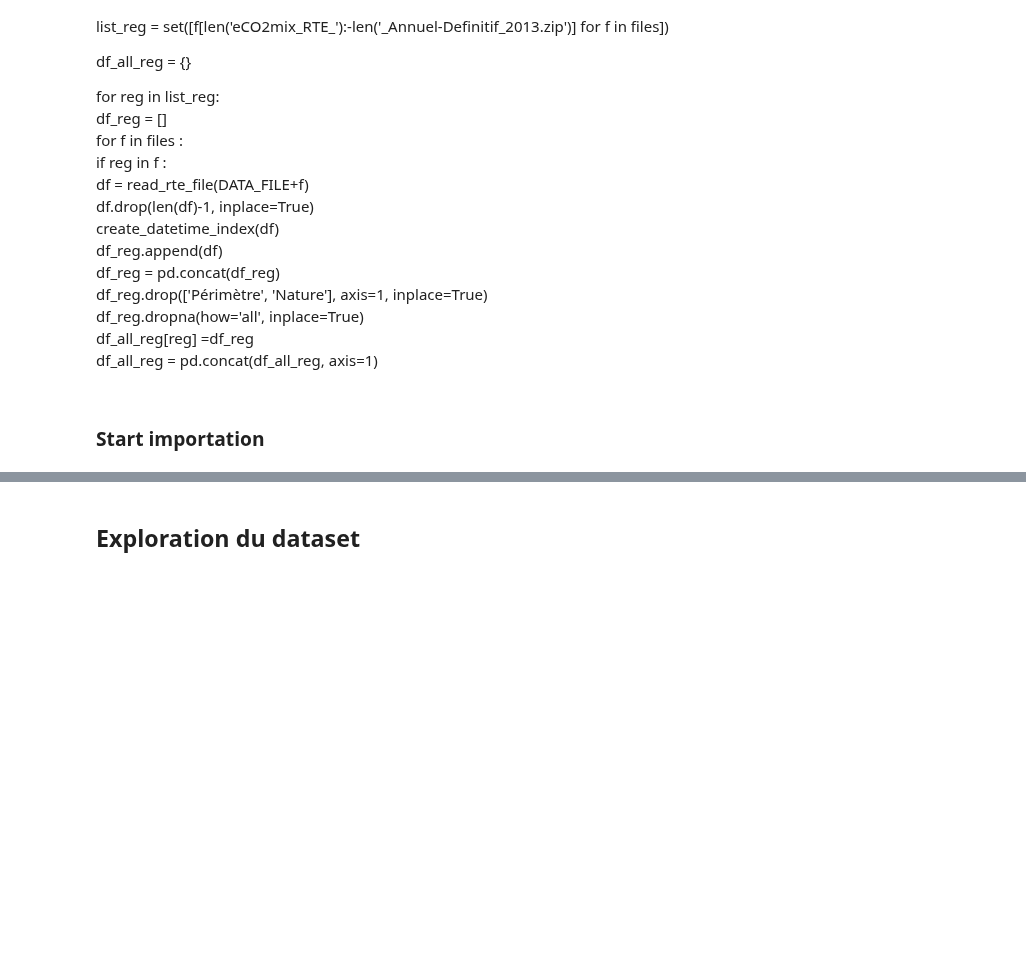
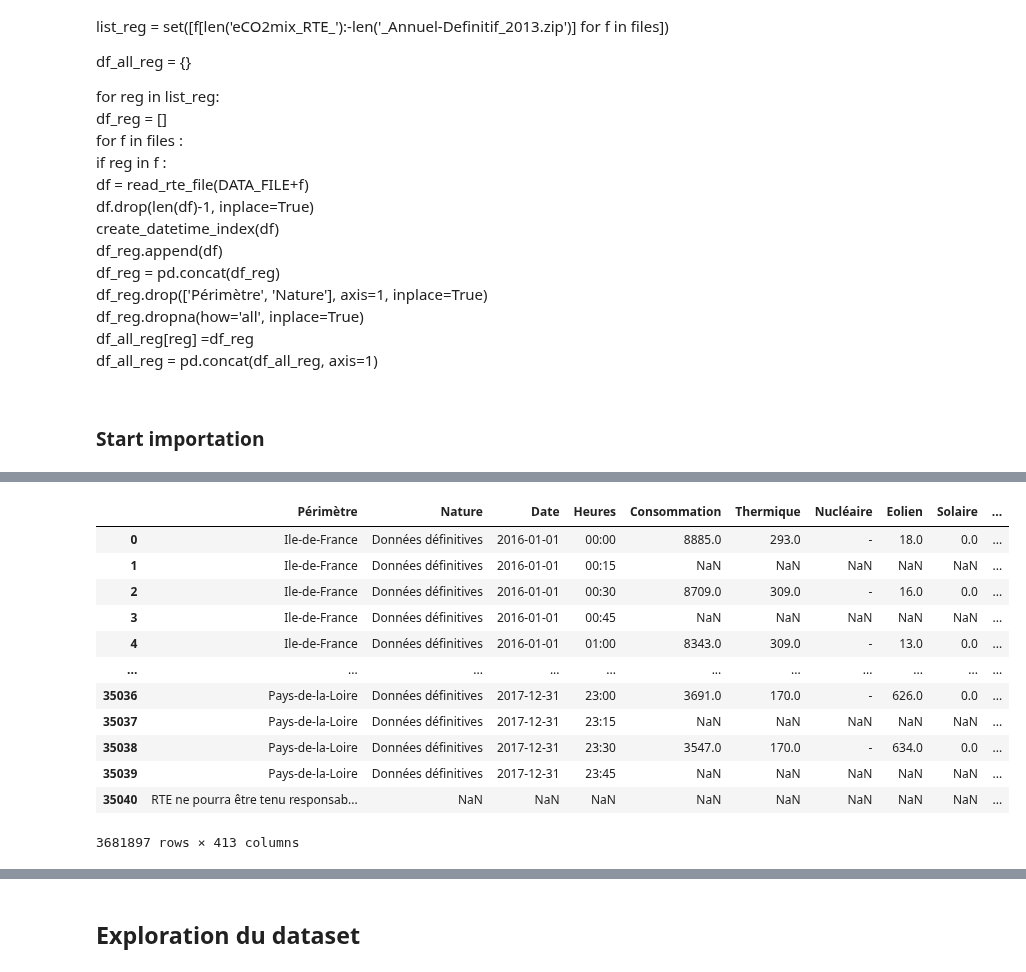
Before and after one commit to ManuLabricole/CDN-Statistique, a Jupyter notebook: Notebooks/Stat_descriptives_part2_mise_en_pratique.ipynb, the cells around one changed output, grey strips where cells are left out. Cells and saved outputs as stored; diff of their text form; code cells hidden in the pictures; folded sections open; blank space fills up the shorter version.

Commit message:
open xls files in zip ok

```diff
--- a/Notebooks/Stat_descriptives_part2_mise_en_pratique.ipynb
+++ b/Notebooks/Stat_descriptives_part2_mise_en_pratique.ipynb
@@ -223,9 +211,9 @@ def get_list_of_df_from_zip(path):
                 if len(fileName) >1:
                     raise ValueError(f"Plus de 1 file in {file} ! Check it out")
                 else:
-                    with tempZipFile.open(fileName[0]) as f:
-                        i += 1
-                        dfTemp = pd.read_csv(fileName[0], encoding='ISO-8859-1')
+                    with zipfile.ZipFile(file, 'r').open(fileName[0], 'r') as f:
+                        i+=1
+                        dfTemp = pd.read_csv(f, encoding='ISO-8859-1', error_bad_lines=False,sep='\t')
                         dfList.append(dfTemp)
                         print(f"{i} / {len(files)} treated")
 
@@ -240,0 +300,17 @@ print(listFiles)
+# %%
+df_full = pd.concat(el for el in listFiles)
+df_full
+# %% [output]
+|  | Périmètre | Nature | Date | Heures | Consommation | Thermique | Nucléaire | Eolien | Solaire | ... |
+| 0 | Ile-de-France | Données définitives | 2016-01-01 | 00:00 | 8885.0 | 293.0 | - | 18.0 | 0.0 | ... |
+| 1 | Ile-de-France | Données définitives | 2016-01-01 | 00:15 | NaN | NaN | NaN | NaN | NaN | ... |
+| 2 | Ile-de-France | Données définitives | 2016-01-01 | 00:30 | 8709.0 | 309.0 | - | 16.0 | 0.0 | ... |
+| 3 | Ile-de-France | Données définitives | 2016-01-01 | 00:45 | NaN | NaN | NaN | NaN | NaN | ... |
+| 4 | Ile-de-France | Données définitives | 2016-01-01 | 01:00 | 8343.0 | 309.0 | - | 13.0 | 0.0 | ... |
+| ... | ... | ... | ... | ... | ... | ... | ... | ... | ... | ... |
+| 35036 | Pays-de-la-Loire | Données définitives | 2017-12-31 | 23:00 | 3691.0 | 170.0 | - | 626.0 | 0.0 | ... |
+| 35037 | Pays-de-la-Loire | Données définitives | 2017-12-31 | 23:15 | NaN | NaN | NaN | NaN | NaN | ... |
+| 35038 | Pays-de-la-Loire | Données définitives | 2017-12-31 | 23:30 | 3547.0 | 170.0 | - | 634.0 | 0.0 | ... |
+| 35039 | Pays-de-la-Loire | Données définitives | 2017-12-31 | 23:45 | NaN | NaN | NaN | NaN | NaN | ... |
+| 35040 | RTE ne pourra être tenu responsab... | NaN | NaN | NaN | NaN | NaN | NaN | NaN | NaN | ... |
+3681897 rows × 413 columns
```
Also changed, not shown: parts of 8 cells of this notebook.
